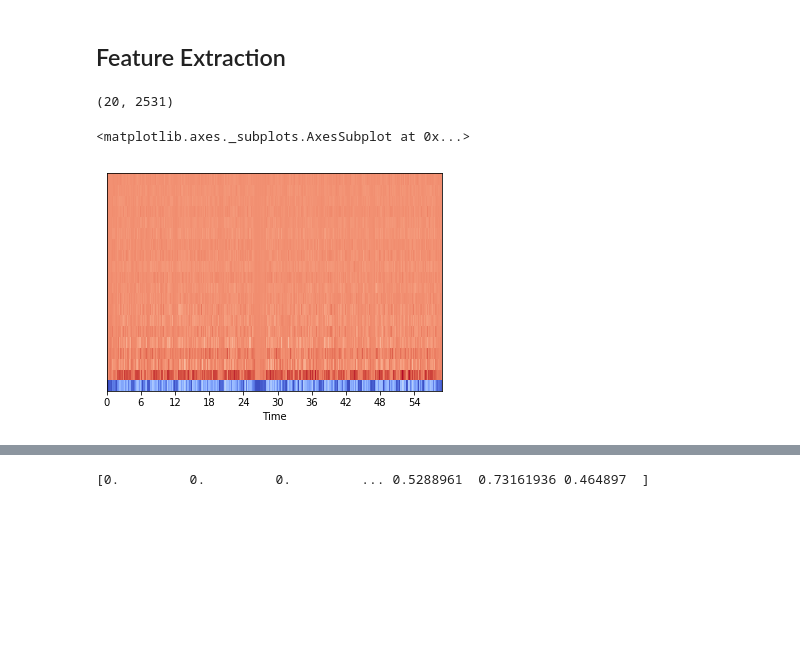
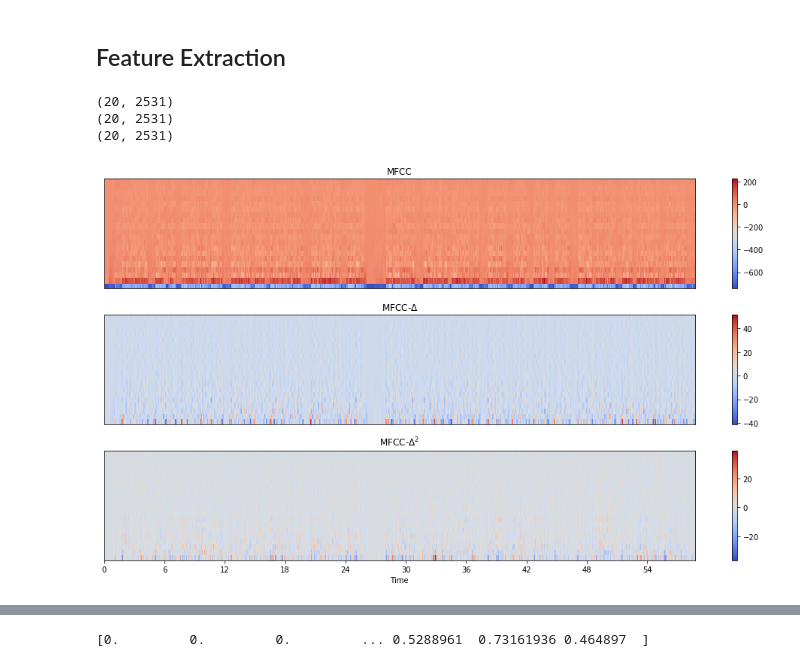
Before and after one commit to nithinr07/dialect-classification, a Jupyter notebook: Feature Extraction.ipynb, the cells around one changed output, grey strips where cells are left out. Cells and saved outputs as stored; diff of their text form; code cells hidden in the pictures; blank space fills up the shorter version.

```diff
--- a/Feature Extraction.ipynb
+++ b/Feature Extraction.ipynb
@@ -50,13 +55,32 @@ plt.colorbar()
 [figure]
 # %% [markdown]
 ## Feature Extraction
-# %%
-#MFCC
-mfccs = librosa.feature.mfcc(x, sr=sr)
-print(mfccs.shape)
-#Displaying  the MFCCs:
-librosa.display.specshow(mfccs, sr=sr, x_axis='time')
-# %% [output]
-(20, 2531)
-<matplotlib.axes._subplots.AxesSubplot at 0x...>
-[figure, removed]
+# %%
+#MFCC
+mfccs = librosa.feature.mfcc(x, sr=sr)
+mfccs_delta = librosa.feature.delta(mfccs)
+mfccs_delta2 = librosa.feature.delta(mfccs, order=2)
+print(mfccs.shape)
+print(mfccs_delta.shape)
+print(mfccs_delta2.shape)
+#Displaying  the MFCCs:
+plt.figure(figsize=(14, 8))
+plt.subplot(3, 1, 1)
+librosa.display.specshow(mfccs)
+plt.title('MFCC')
+plt.colorbar()
+plt.subplot(3, 1, 2)
+librosa.display.specshow(mfccs_delta)
+plt.title(r'MFCC-$\Delta$')
+plt.colorbar()
+plt.subplot(3, 1, 3)
+librosa.display.specshow(mfccs_delta2, x_axis='time')
+plt.title(r'MFCC-$\Delta^2$')
+plt.colorbar()
+plt.tight_layout()
+plt.show()
+# %% [output]
+(20, 2531)
+(20, 2531)
+(20, 2531)
+[figure, added]
```
Also changed, not shown: parts of 15 cells of this notebook, 3 other files.
